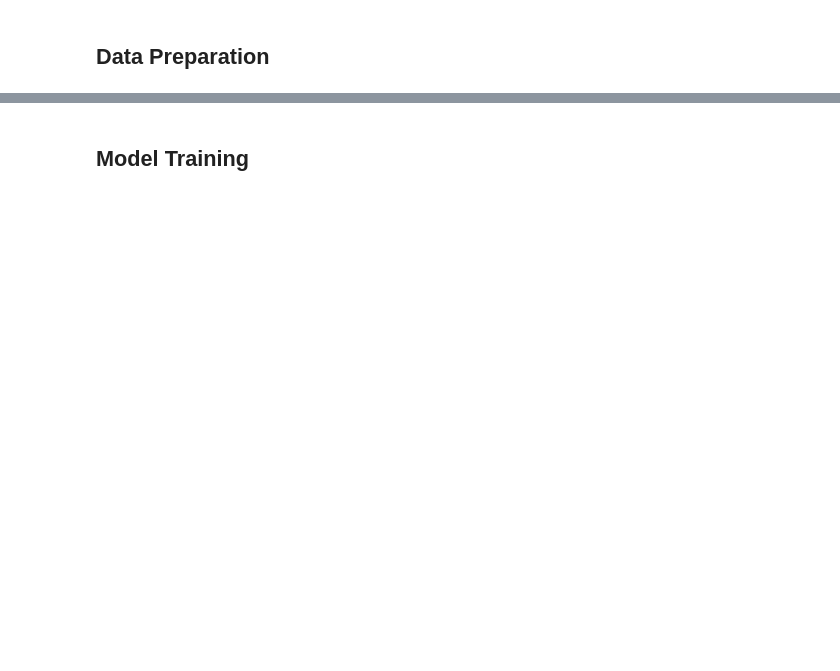
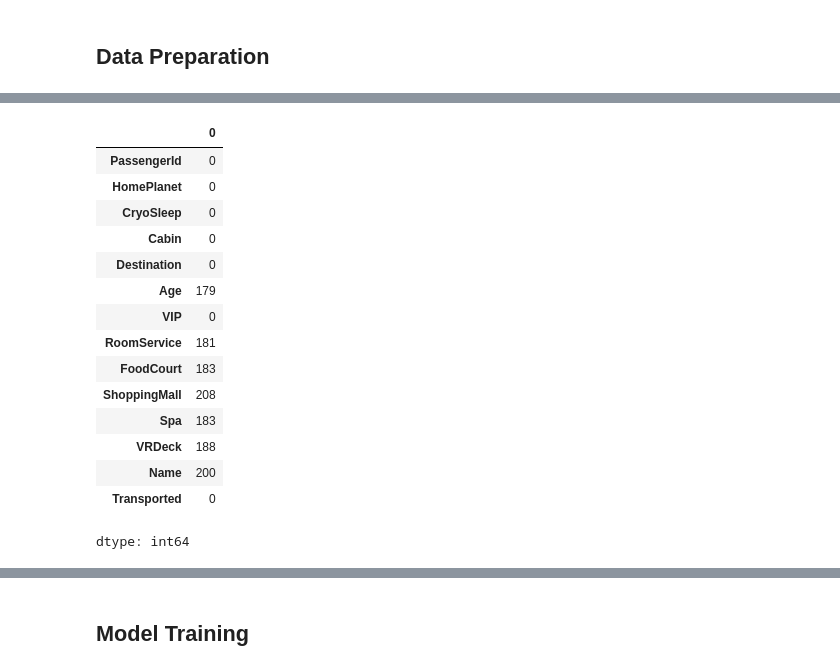
Before and after one commit to machiwao/ml-development, a Jupyter notebook: Kaggle_Spaceship_Titanic.ipynb, the cells around one changed output, grey strips where cells are left out. Drawn from its saved outputs; the diff is of its cells as text; code cells hidden in the pictures; blank space fills up the shorter version.

Commit message:
Base Model and Modified Model

```diff
--- a/Kaggle_Spaceship_Titanic.ipynb
+++ b/Kaggle_Spaceship_Titanic.ipynb
@@ -318,0 +426,9 @@ TotalExpenses [    0.   736. 10383. ...  8536.  1873.  4637.]
+# %%
+# Base Features
+categorical_cols = ['HomePlanet', 'CryoSleep', 'Destination', 'VIP', 'Cabin']
+numerical_cols = ['Age', 'RoomService', 'FoodCourt', 'ShoppingMall', 'Spa', 'VRDeck']
+target_col = ['Transported']
+# %%
+le = LabelEncoder()
+for col in categorical_cols:
+    df[col] = le.fit_transform(df[col])
@@ -318,0 +455,19 @@ TotalExpenses [    0.   736. 10383. ...  8536.  1873.  4637.]
+# %%
+df.isnull().sum()
+# %% [output]
+|  | 0 |
+| PassengerId | 0 |
+| HomePlanet | 0 |
+| CryoSleep | 0 |
+| Cabin | 0 |
+| Destination | 0 |
+| Age | 179 |
+| VIP | 0 |
+| RoomService | 181 |
+| FoodCourt | 183 |
+| ShoppingMall | 208 |
+| Spa | 183 |
+| VRDeck | 188 |
+| Name | 200 |
+| Transported | 0 |
+dtype: int64
```
Also changed, not shown: parts of 22 cells of this notebook.
